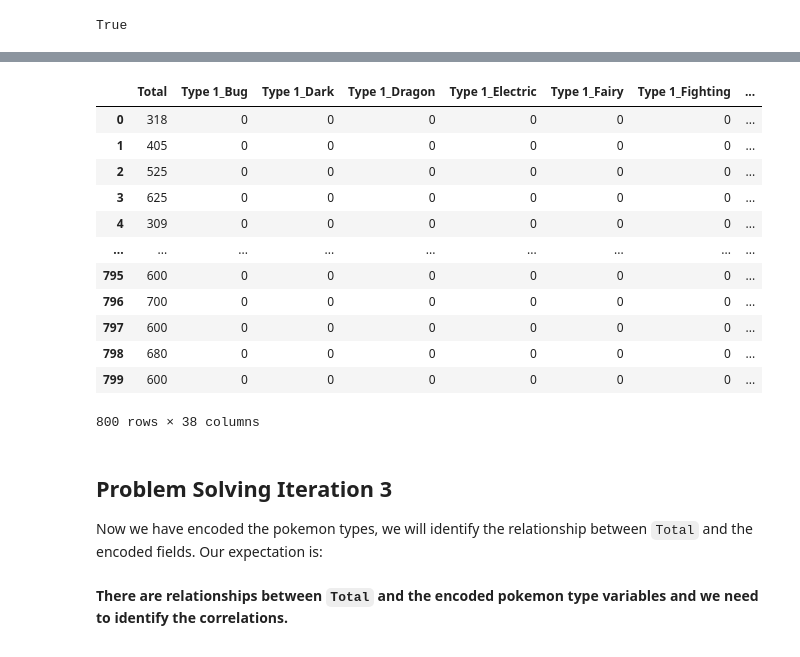
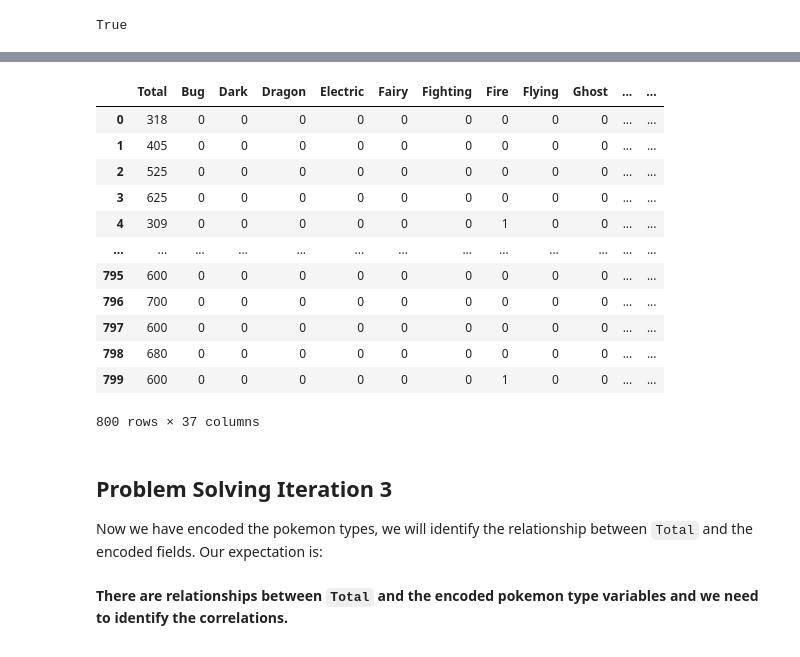
Before and after one commit to HEBA-7/dataptmad0522_labs, a Jupyter notebook: module-1/dataframe-calculations/your-code/challenge-2.ipynb, the cells around one changed output, grey strips where cells are left out. Drawn from its saved outputs; the diff is of its cells as text; code cells hidden in the pictures.

```diff
--- a/module-1/dataframe-calculations/your-code/challenge-2.ipynb
+++ b/module-1/dataframe-calculations/your-code/challenge-2.ipynb
@@ -114,23 +114,23 @@ The new numerical variables you create should look like below:
 ![One Hot Encoding](../images/one-hot-encoding.png)
 # %%
 # your code here
-pokemon["Type 2"] = numerical["Type 2"].fillna(0)
-encoding_type = pd.get_dummies(pokemon[["Total", "Type 1", "Type 2"]])
+pokemon["Type 2"].fillna(0)
+encoding_type = pd.get_dummies(pokemon[["Total", "Type 1", "Type 2"]], prefix = "", prefix_sep = "")
 encoding_type
 # %% [output]
-|  | Total | Type 1_Bug | Type 1_Dark | Type 1_Dragon | Type 1_Electric | Type 1_Fairy | Type 1_Fighting | ... |
-| 0 | 318 | 0 | 0 | 0 | 0 | 0 | 0 | ... |
-| 1 | 405 | 0 | 0 | 0 | 0 | 0 | 0 | ... |
-| 2 | 525 | 0 | 0 | 0 | 0 | 0 | 0 | ... |
-| 3 | 625 | 0 | 0 | 0 | 0 | 0 | 0 | ... |
-| 4 | 309 | 0 | 0 | 0 | 0 | 0 | 0 | ... |
-| ... | ... | ... | ... | ... | ... | ... | ... | ... |
-| 795 | 600 | 0 | 0 | 0 | 0 | 0 | 0 | ... |
-| 796 | 700 | 0 | 0 | 0 | 0 | 0 | 0 | ... |
-| 797 | 600 | 0 | 0 | 0 | 0 | 0 | 0 | ... |
-| 798 | 680 | 0 | 0 | 0 | 0 | 0 | 0 | ... |
-| 799 | 600 | 0 | 0 | 0 | 0 | 0 | 0 | ... |
+|  | Total | Bug | Dark | Dragon | Electric | Fairy | Fighting | Fire | Flying | Ghost | ... | ... |
+| 0 | 318 | 0 | 0 | 0 | 0 | 0 | 0 | 0 | 0 | 0 | ... | ... |
+| 1 | 405 | 0 | 0 | 0 | 0 | 0 | 0 | 0 | 0 | 0 | ... | ... |
+| 2 | 525 | 0 | 0 | 0 | 0 | 0 | 0 | 0 | 0 | 0 | ... | ... |
+| 3 | 625 | 0 | 0 | 0 | 0 | 0 | 0 | 0 | 0 | 0 | ... | ... |
+| 4 | 309 | 0 | 0 | 0 | 0 | 0 | 0 | 1 | 0 | 0 | ... | ... |
+| ... | ... | ... | ... | ... | ... | ... | ... | ... | ... | ... | ... | ... |
+| 795 | 600 | 0 | 0 | 0 | 0 | 0 | 0 | 0 | 0 | 0 | ... | ... |
+| 796 | 700 | 0 | 0 | 0 | 0 | 0 | 0 | 0 | 0 | 0 | ... | ... |
+| 797 | 600 | 0 | 0 | 0 | 0 | 0 | 0 | 0 | 0 | 0 | ... | ... |
+| 798 | 680 | 0 | 0 | 0 | 0 | 0 | 0 | 0 | 0 | 0 | ... | ... |
+| 799 | 600 | 0 | 0 | 0 | 0 | 0 | 0 | 1 | 0 | 0 | ... | ... |
-800 rows × 38 columns
+800 rows × 37 columns
 # %% [markdown]
 ## Problem Solving Iteration 3
 
```
Also changed, not shown: parts of 2 cells of this notebook.
